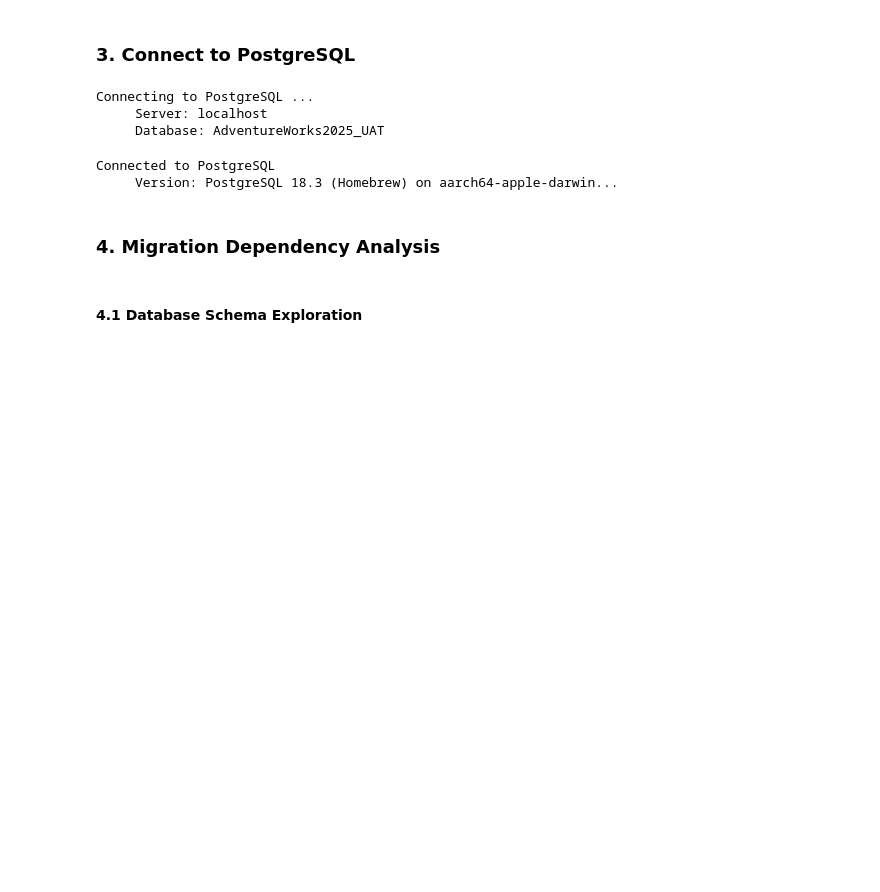
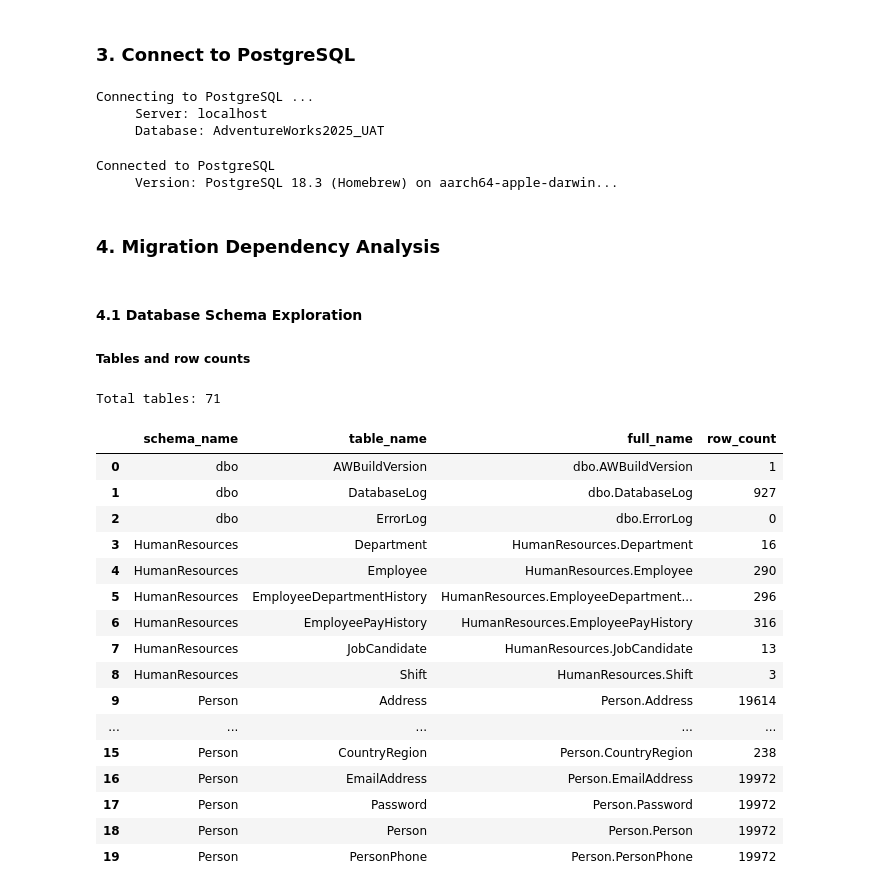
Before and after one commit to liamletran/database-migration-pipeline, a Jupyter notebook: run-migration-uat.ipynb, the cells around one changed output. Saved outputs shown, nothing was run; the diff lists cells and outputs as text; code cells hidden in the pictures; blank space fills up the shorter version.

```diff
--- a/run-migration-uat.ipynb
+++ b/run-migration-uat.ipynb
@@ -108,3 +109,44 @@ Connected to PostgreSQL
 ### 4. Migration Dependency Analysis
 # %% [markdown]
 #### 4.1 Database Schema Exploration
+#####  Tables and row counts
+# %%
+try:
+    query = """
+    SELECT
+        s.name AS schema_name,
+        t.name AS table_name,
+        s.name + '.' + t.name AS full_name,
+        SUM(p.rows) AS row_count
+    FROM sys.tables t
+    JOIN sys.schemas s ON t.schema_id = s.schema_id
+    JOIN sys.partitions p ON t.object_id = p.object_id
+    WHERE p.index_id IN (0, 1)
+    GROUP BY s.name, t.name
+    ORDER BY s.name, t.name;
+    """
+
+    df_tables = pd.read_sql(query, sql_connection_engine)
+    print(f"Total tables: {len(df_tables)}")
+    display(df_tables.head(20))
+except Exception as e:
+    print(f"Query failed: {e}")
+# %% [output]
+Total tables: 71
+|  | schema_name | table_name | full_name | row_count |
+| 0 | dbo | AWBuildVersion | dbo.AWBuildVersion | 1 |
+| 1 | dbo | DatabaseLog | dbo.DatabaseLog | 927 |
+| 2 | dbo | ErrorLog | dbo.ErrorLog | 0 |
+| 3 | HumanResources | Department | HumanResources.Department | 16 |
+| 4 | HumanResources | Employee | HumanResources.Employee | 290 |
+| 5 | HumanResources | EmployeeDepartmentHistory | HumanResources.EmployeeDepartment... | 296 |
+| 6 | HumanResources | EmployeePayHistory | HumanResources.EmployeePayHistory | 316 |
+| 7 | HumanResources | JobCandidate | HumanResources.JobCandidate | 13 |
+| 8 | HumanResources | Shift | HumanResources.Shift | 3 |
+| 9 | Person | Address | Person.Address | 19614 |
+| ... | ... | ... | ... | ... |
+| 15 | Person | CountryRegion | Person.CountryRegion | 238 |
+| 16 | Person | EmailAddress | Person.EmailAddress | 19972 |
+| 17 | Person | Password | Person.Password | 19972 |
+| 18 | Person | Person | Person.Person | 19972 |
+| 19 | Person | PersonPhone | Person.PersonPhone | 19972 |
```
Also changed, not shown: parts of 7 cells of this notebook.
